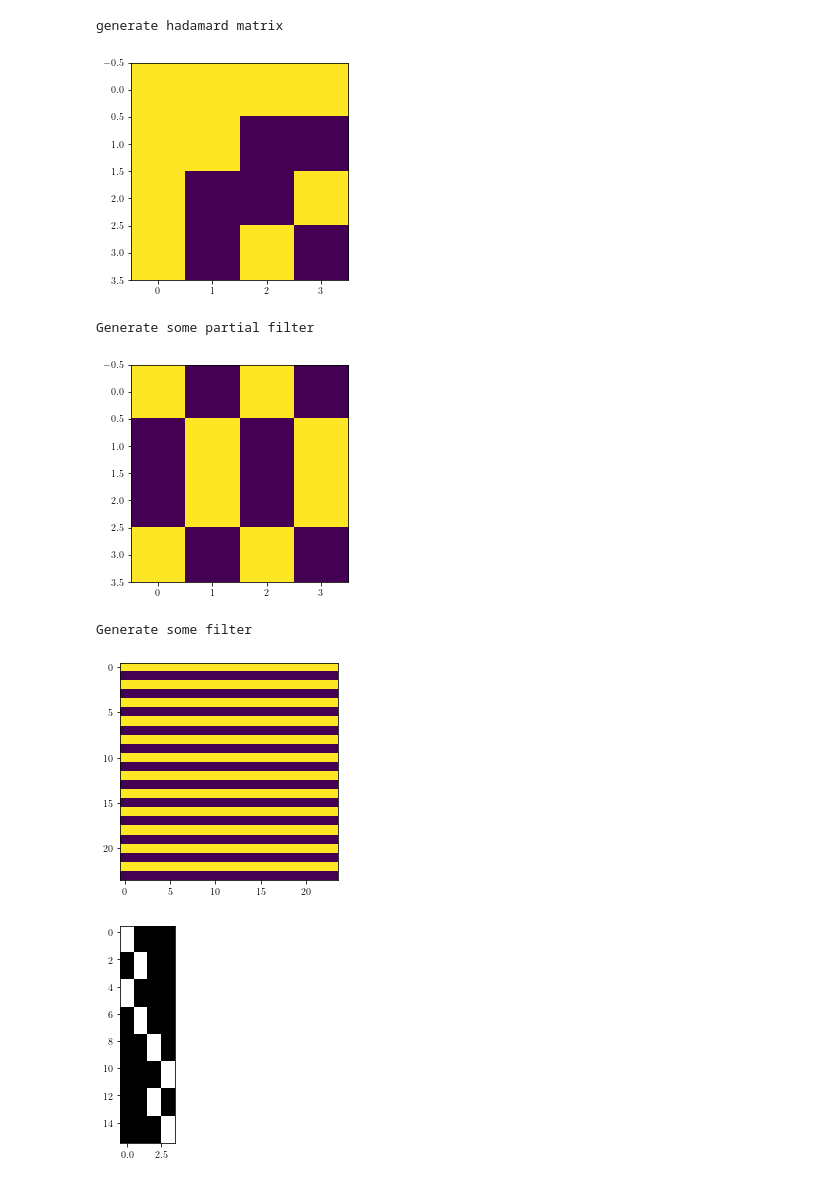
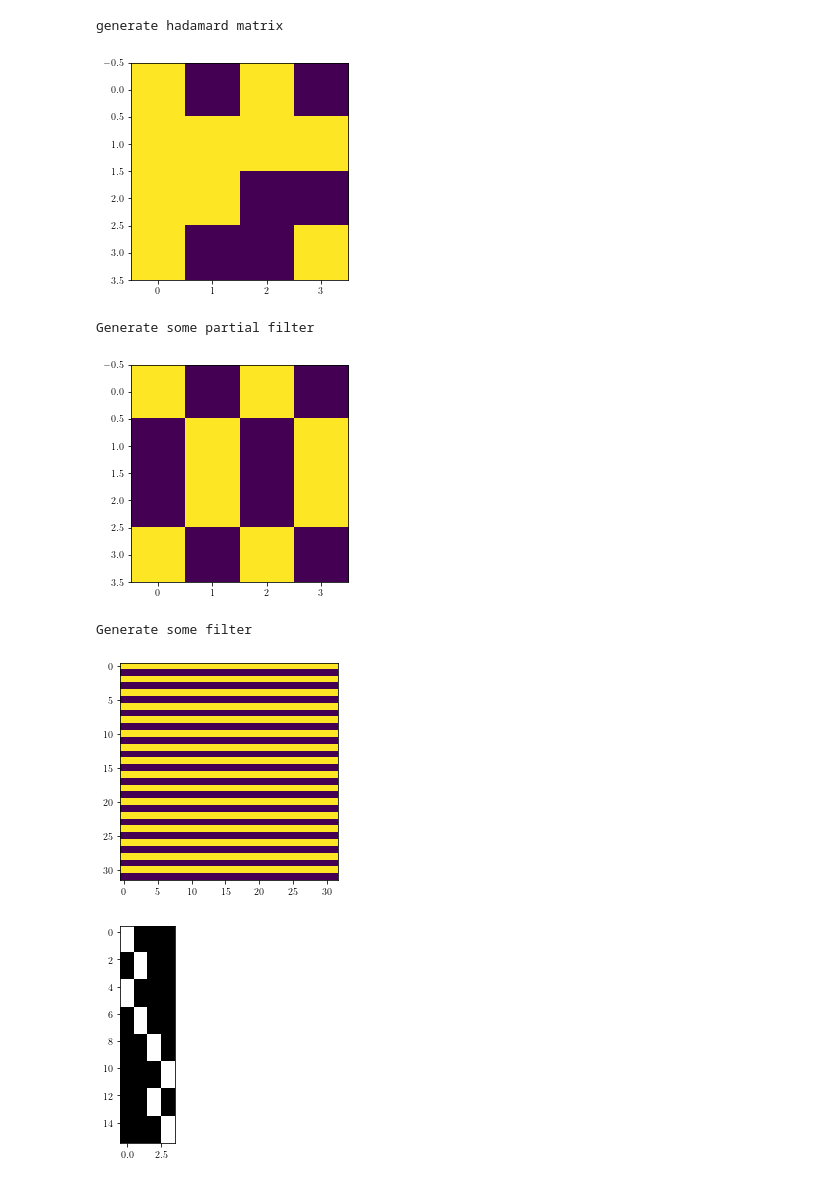
Before and after one commit to rstanuwijaya/jensen-lab-analysis, a Jupyter notebook: notebooks/newgdi.ipynb, the cells around one changed output. Cells and saved outputs as stored; diff of their text form; code cells hidden in the pictures.

```diff
--- a/notebooks/newgdi.ipynb
+++ b/notebooks/newgdi.ipynb
@@ -76,0 +132,25 @@ AttributeError: 'NoneType' object has no attribute 'sum'
+# %%
+path = ("/mnt/e/Data/JensenLab/220120 Multipixel Imaging 1/")
+crop = (0, 0+24, 4, 4+24)
+
+i = 0
+
+sim = GhostAnalyser(path, (20, 20), (5, 5), (4, 4), crop, 16, sigma=0)
+
+fig, axs = plt.subplots(5, 16, figsize=(40, 12))
+
+for i in range(16):
+    Ik_p = np.loadtxt(path + f'{i}p.csv', delimiter=',')
+    Ik_m = np.loadtxt(path + f'{i}m.csv', delimiter=',')
+    Ik_p = Ik_p[crop[0]:crop[1], crop[2]:crop[3]]
+    Ik_m = Ik_m[crop[0]:crop[1], crop[2]:crop[3]]
+    Ik = Ik_p - Ik_m
+    Ik = cv2.resize(Ik, (6, 6), interpolation=cv2.INTER_AREA)
+
+    axs[0, i].imshow(Ik_p, cmap='gray')
+    axs[1, i].imshow(sim.generate_filter(i) == 1, vmin=0, vmax=1, cmap='gray')
+    axs[2, i].imshow(Ik_m, cmap='gray')
+    axs[3, i].imshow(sim.generate_filter(i) == -1, vmin=0, vmax=1, cmap='gray')
+    axs[4, i].imshow(Ik, cmap='gray')
+
+plt.show()
@@ -151,34 +230,35 @@ Reconstructed Image
 # %%
 sim = GhostSimulator(path, slm_res, (24, 24), (4, 4),  64*64*0.1)
-h = sim.generate_hadamard(sim.shape_mac)
+h = sim.generate_hadamard((1,0))
+
 
 print("generate hadamard matrix")
-plt.imshow(sim.h)
+plt.imshow(h)
 plt.show()
 
 print("Generate some partial filter")
-hp = sim.generate_partial_filter(14)
+hp = sim.generate_partial_filter(14, (0,0))
 plt.imshow(hp)
 plt.show()
 
 print("Generate some filter")
-s = sim.generate_filter(3)
+s = sim.generate_filter(3, (0,0))
 plt.imshow(s)
 plt.show()
 
 for i in range(16):
-    s = sim.generate_filter(i)
+    s = sim.generate_filter(i, (0,0))
     s_plus = s == 1
     s_minus = s == -1
     np.savetxt(f"../data/filter/filter_{i}+.txt", s_plus, fmt='%i')
     np.savetxt(f"../data/filter/filter_{i}-.txt", s_minus, fmt='%i')
 # %% [output]
 generate hadamard matrix
-[figure, old version]
+[figure, new version]
 Generate some partial filter
 [figure]
 Generate some filter
-[figure, old version]
+[figure, new version]
 # %%
 # ideal algo using cv2 resize
 
```
Also changed, not shown: parts of 5 cells of this notebook, 1 other file.
